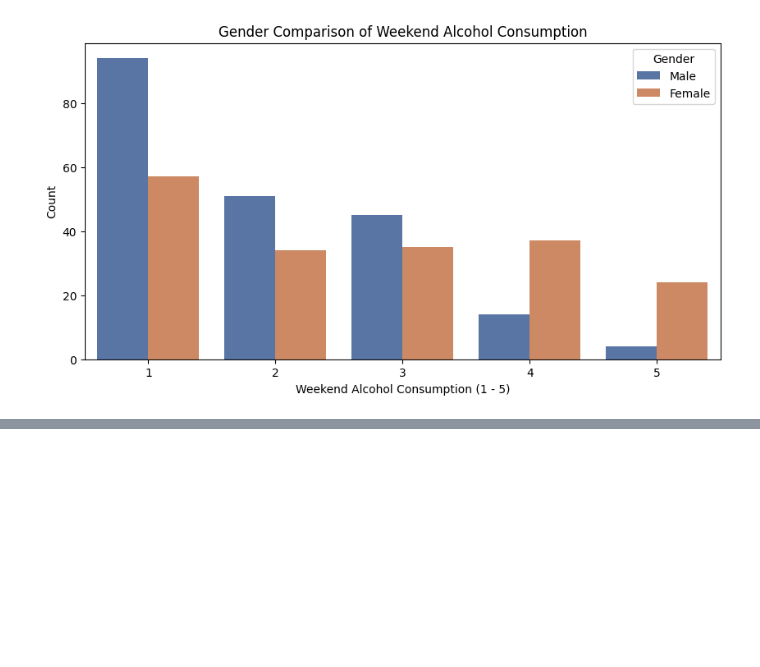
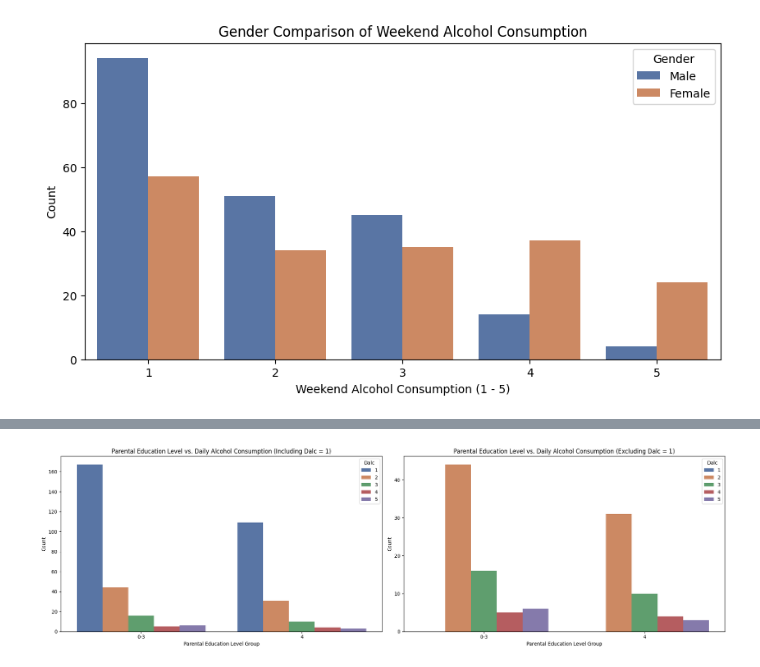
Before and after one commit to royruik/CSI4142_Assignments, a Jupyter notebook: A1_Jupyter_Analysis.ipynb, the cells around one changed output, grey strips where cells are left out. Drawn from its saved outputs; the diff is of its cells as text; code cells hidden in the pictures; blank space fills up the shorter version.

```diff
--- a/A1_Jupyter_Analysis.ipynb
+++ b/A1_Jupyter_Analysis.ipynb
@@ -357,0 +388,47 @@ plt.show()
+# %%
+# Create a custom color palette with the exact number of colors needed
+hue_order = sorted(student_mat["Dalc"].unique())
+custom_palette = sns.color_palette("deep", len(hue_order))
+
+# Define the order for the x-axis
+x_order = sorted(student_mat["parent_edu_group"].unique())
+
+# Create figure with two subplots
+fig, axes = plt.subplots(1, 2, figsize=(20, 6))
+
+# Plot including all Dalc values
+sns.countplot(
+    x="parent_edu_group",
+    data=student_mat,
+    hue="Dalc",  # Daily Alcohol Consumption as the secondary variable
+    palette=custom_palette,
+    hue_order=hue_order,
+    order=x_order,
+    ax=axes[0]
+)
+axes[0].set_title("Parental Education Level vs. Daily Alcohol Consumption (Including Dalc = 1)")
+axes[0].set_xlabel("Parental Education Level Group")
+axes[0].set_ylabel("Count")
+
+# Filter out Dalc = 1
+filtered_student_mat = student_mat[student_mat["Dalc"] != 1]
+
+# Plot excluding Dalc = 1
+sns.countplot(
+    x="parent_edu_group",
+    data=filtered_student_mat,
+    hue="Dalc",  # Daily Alcohol Consumption as the secondary variable
+    palette=custom_palette,
+    hue_order=hue_order,
+    order=x_order,
+    ax=axes[1]
+)
+axes[1].set_title("Parental Education Level vs. Daily Alcohol Consumption (Excluding Dalc = 1)")
+axes[1].set_xlabel("Parental Education Level Group")
+axes[1].set_ylabel("Count")
+
+# Show plot
+plt.tight_layout()
+plt.show()
+# %% [output]
+[figure, added]
```
Also changed, not shown: parts of 6 cells of this notebook.
